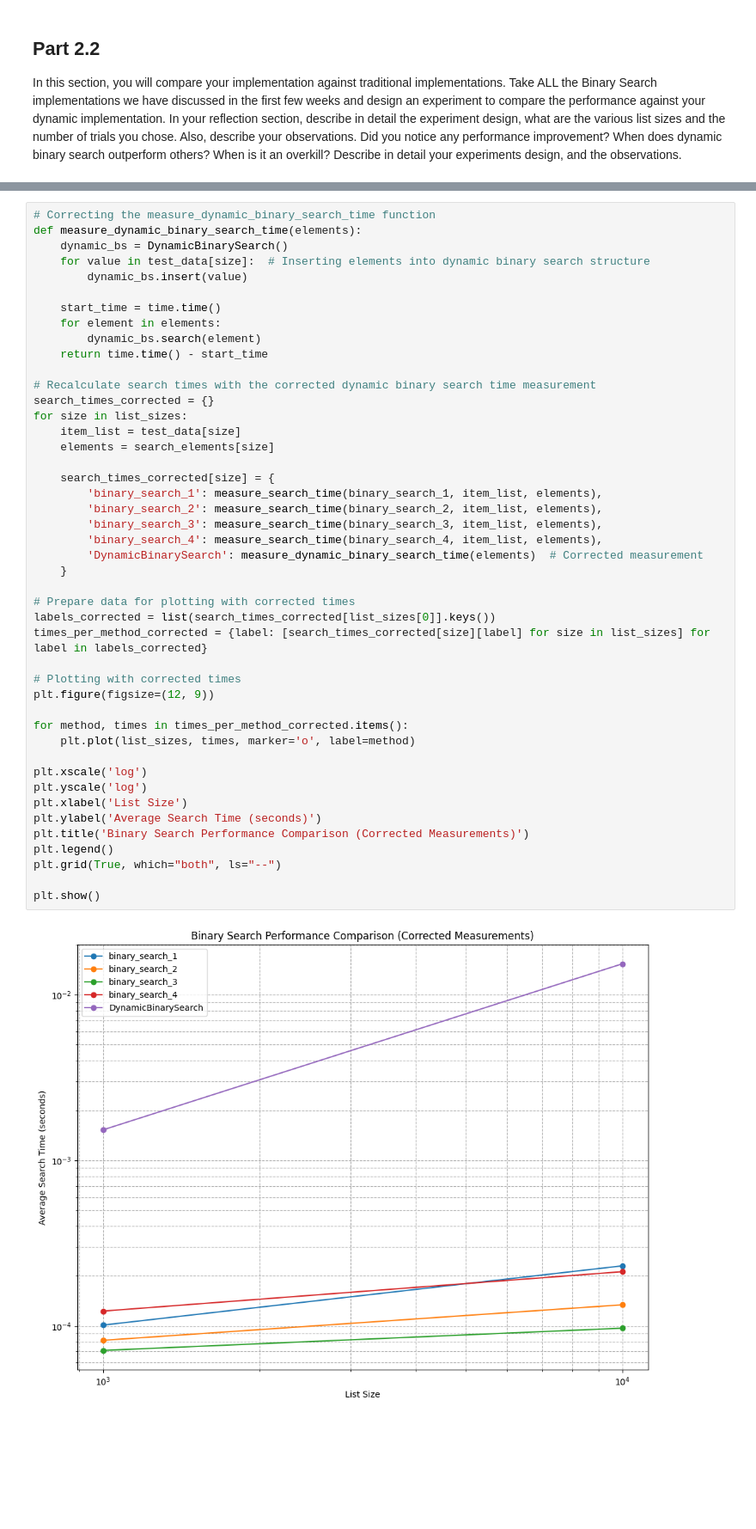
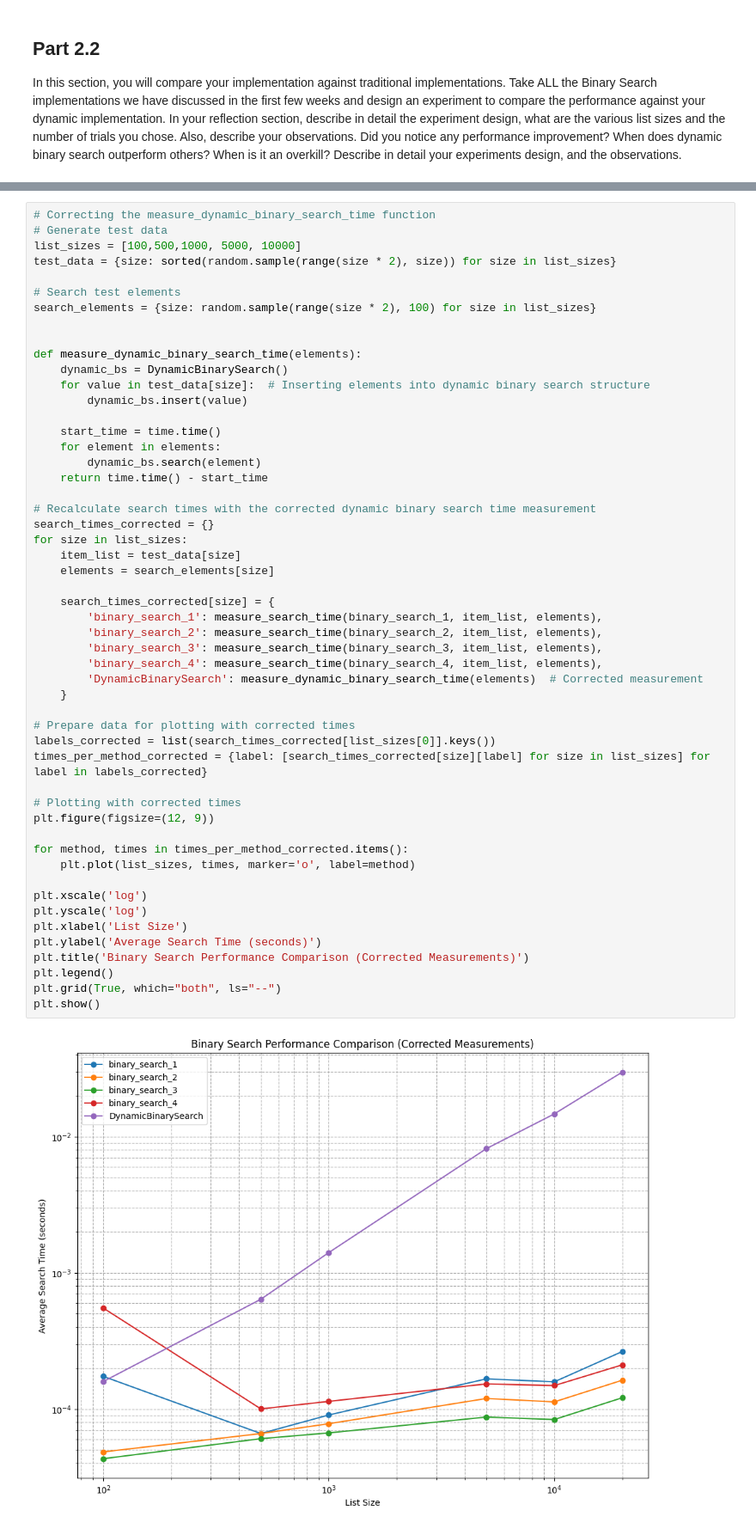
Before and after one commit to scythemenace/CS2XC3_algorithms_research, a Jupyter notebook: Lab 4/Lab_IV.ipynb, the cells around one changed output, grey strips where cells are left out. Shown at 86% size. Drawn from its saved outputs; the diff is of its cells as text; blank space fills up the shorter version.

```diff
--- a/Lab 4/Lab_IV.ipynb
+++ b/Lab 4/Lab_IV.ipynb
@@ -299,6 +364,14 @@ def binary_search_4(data, key):
 # Measure search times
 # %%
 # Correcting the measure_dynamic_binary_search_time function
+# Generate test data
+list_sizes = [100,500,1000, 5000, 10000]
+test_data = {size: sorted(random.sample(range(size * 2), size)) for size in list_sizes}
+
+# Search test elements
+search_elements = {size: random.sample(range(size * 2), 100) for size in list_sizes}
+
+
 def measure_dynamic_binary_search_time(elements):
     dynamic_bs = DynamicBinarySearch()
     for value in test_data[size]:  # Inserting elements into dynamic binary search structure
@@ -315,32 +388,31 @@ for size in list_sizes:
     item_list = test_data[size]
     elements = search_elements[size]
 
     search_times_corrected[size] = {
         'binary_search_1': measure_search_time(binary_search_1, item_list, elements),
         'binary_search_2': measure_search_time(binary_search_2, item_list, elements),
         'binary_search_3': measure_search_time(binary_search_3, item_list, elements),
         'binary_search_4': measure_search_time(binary_search_4, item_list, elements),
         'DynamicBinarySearch': measure_dynamic_binary_search_time(elements)  # Corrected measurement
     }
 
 # Prepare data for plotting with corrected times
 labels_corrected = list(search_times_corrected[list_sizes[0]].keys())
 times_per_method_corrected = {label: [search_times_corrected[size][label] for size in list_sizes] for label in labels_corrected}
 
 # Plotting with corrected times
 plt.figure(figsize=(12, 9))
 
 for method, times in times_per_method_corrected.items():
     plt.plot(list_sizes, times, marker='o', label=method)
 
 plt.xscale('log')
 plt.yscale('log')
 plt.xlabel('List Size')
 plt.ylabel('Average Search Time (seconds)')
 plt.title('Binary Search Performance Comparison (Corrected Measurements)')
 plt.legend()
 plt.grid(True, which="both", ls="--")
-
 plt.show()
 # %% [output]
-[figure, old version]
+[figure, new version]
```
Also changed, not shown: parts of 3 cells of this notebook.
